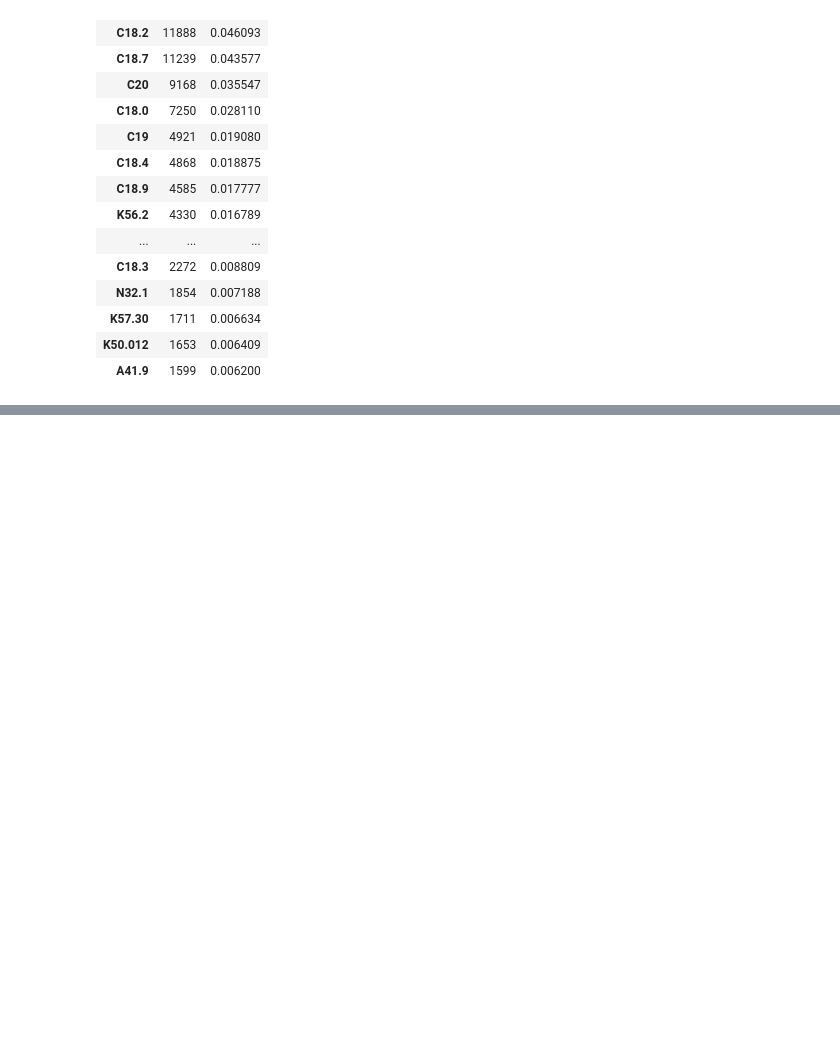
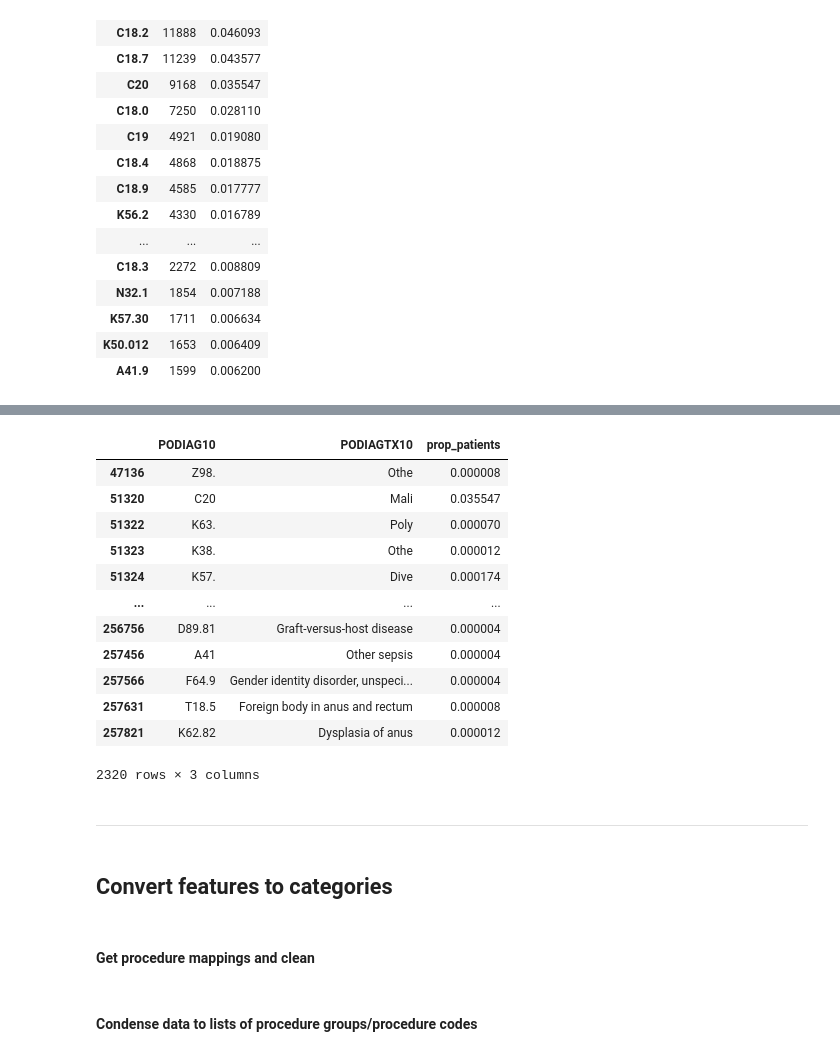
Before and after one commit to sjo302/Capstone, a Jupyter notebook: Notebooks/05_comparing_procedures.ipynb, the cells around one changed output, grey strips where cells are left out. Cells and saved outputs as stored; diff of their text form; code cells hidden in the pictures; blank space fills up the shorter version.

```diff
--- a/Notebooks/05_comparing_procedures.ipynb
+++ b/Notebooks/05_comparing_procedures.ipynb
@@ -297,0 +334,6 @@ df.head(21)
+# %%
+podiag = data[["PODIAG10", "PODIAGTX10"]]
+podiag = podiag[podiag.PODIAG10.isna() == False]
+# %%
+podiag_cnt = podiag.PODIAG10.value_counts()
+podiag_cnt.rename("prop_patients", inplace = True)
@@ -297,0 +353,5 @@ df.head(21)
+# %%
+podiag = podiag.merge(podiag_cnt, left_on="PODIAG10", right_index=True, how="left")
+podiag["prop_patients"] = podiag.prop_patients / len(data)
+
+podiag.drop_duplicates(inplace = True)
@@ -297,0 +360,22 @@ df.head(21)
+# %%
+podiag
+# %% [output]
+|  | PODIAG10 | PODIAGTX10 | prop_patients |
+| 47136 | Z98. | Othe | 0.000008 |
+| 51320 | C20 | Mali | 0.035547 |
+| 51322 | K63. | Poly | 0.000070 |
+| 51323 | K38. | Othe | 0.000012 |
+| 51324 | K57. | Dive | 0.000174 |
+| ... | ... | ... | ... |
+| 256756 | D89.81 | Graft-versus-host disease | 0.000004 |
+| 257456 | A41 | Other sepsis | 0.000004 |
+| 257566 | F64.9 | Gender identity disorder, unspeci... | 0.000004 |
+| 257631 | T18.5 | Foreign body in anus and rectum | 0.000008 |
+| 257821 | K62.82 | Dysplasia of anus | 0.000012 |
+2320 rows × 3 columns
+# %% [markdown]
+---
+# %% [markdown]
+## Convert features to categories
+# %% [markdown]
+#### Get procedure mappings and clean
@@ -297,0 +401,2 @@ df.head(21)
+# %% [markdown]
+#### Condense data to lists of procedure groups/procedure codes
```
Also changed, not shown: parts of 22 cells of this notebook.
